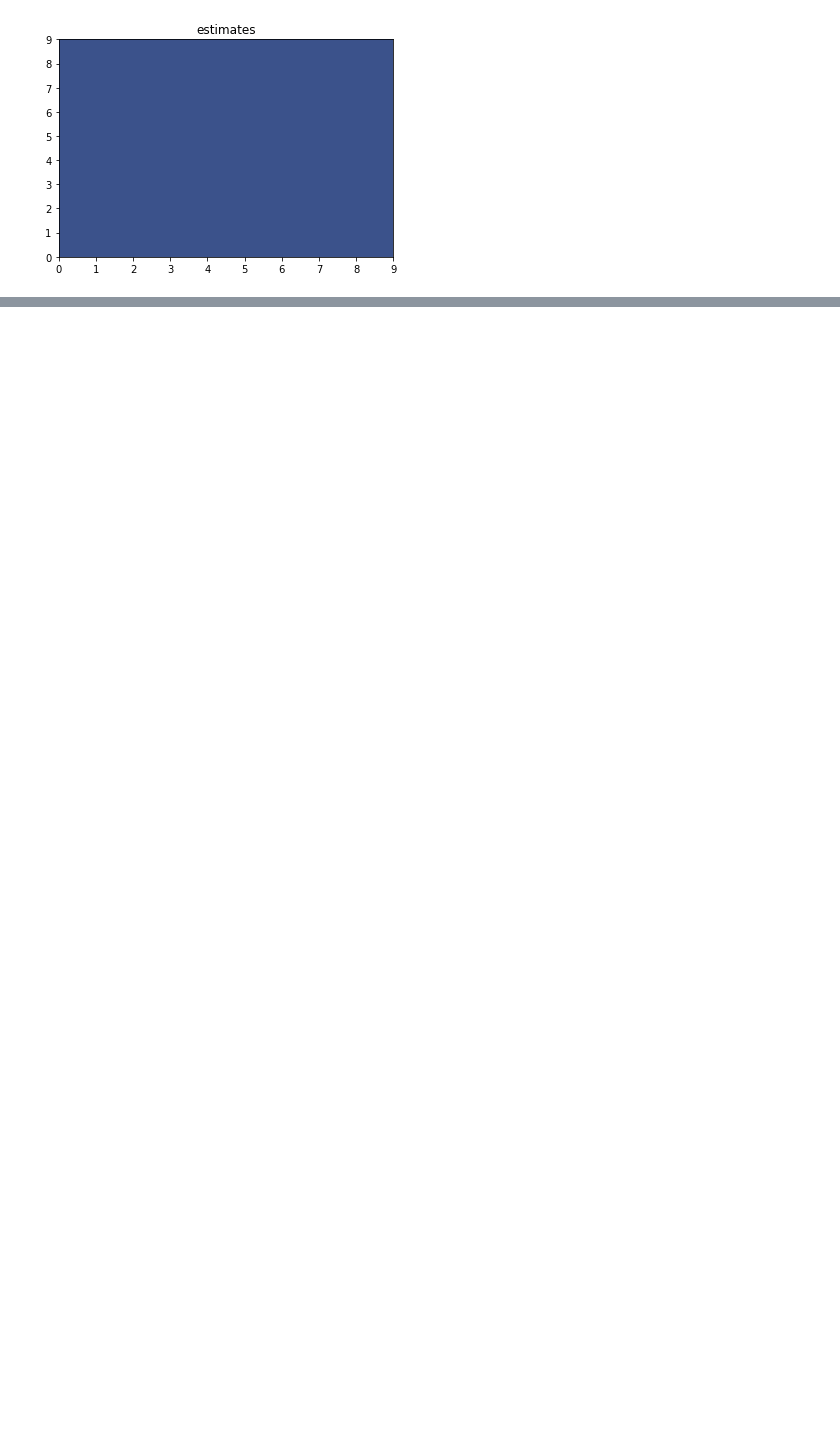
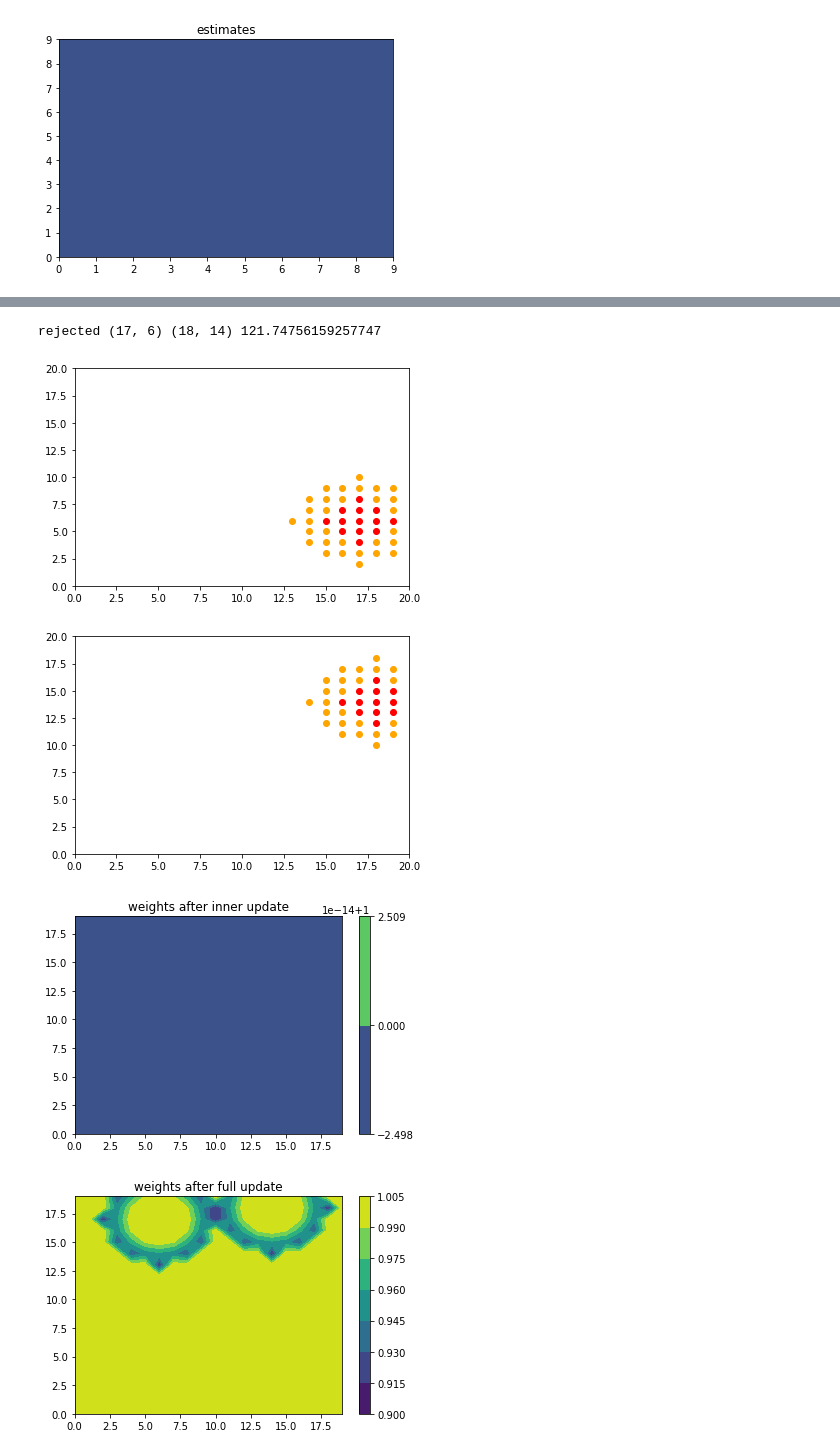
Before and after one commit to CarlinLiao/backhaul-estimator, a Jupyter notebook: testing.ipynb, the cells around one changed output, grey strips where cells are left out. Cells and saved outputs as stored; diff of their text form; code cells hidden in the pictures; blank space fills up the shorter version.

```diff
--- a/testing.ipynb
+++ b/testing.ipynb
@@ -244,3 +261,47 @@ plt.show()
 [figure]
 [figure]
 [figure]
+# %%
+n = 20 # size of field
+testfield = Field2D(n,n)
+be = BackhaulEstimator(testfield)
+
+# set original params
+ogorg = (15,15)
+depot = (5,5)
+
+i = 0
+
+og = ogorg
+
+# calc current cost to return to depot
+curcost = testfield.get_dist(og, depot)*be._BackhaulEstimator__b
+
+# randomly generate an OD pair
+rog = (np.random.randint(n), np.random.randint(n))
+rdt = (np.random.randint(n), np.random.randint(n))
+
+# calculate minimum cost of transporting
+mincost = testfield.get_dist(rog, rdt)*be._BackhaulEstimator__b
+
+# add random addtl revenue to cover cost of travel
+rev = mincost + np.random.rand()*(n/2)*be._BackhaulEstimator__b
+
+# calc cost to fulfill request then return to depot
+ofcost = (testfield.get_dist(og, rog) + testfield.get_dist(rog, rdt) + testfield.get_dist(rdt, depot))*be._BackhaulEstimator__b
+
+# check if there's profit for carrier
+if rev > (ofcost - curcost):
+    # if so, fulfill request and change current origin
+    print('accepted', rog, rdt, rev)
+    be.update_est(rog, rdt, rev, True)
+    og = rog
+else: # reject request
+    print('rejected', rog, rdt, rev)
+    be.update_est(rog, rdt, rev, False)
+# %% [output]
+rejected (17, 6) (18, 14) 121.74756159257747
+[figure, added]
+[figure, added]
+[figure, added]
+[figure, added]
```
Also changed, not shown: parts of 13 cells of this notebook.
